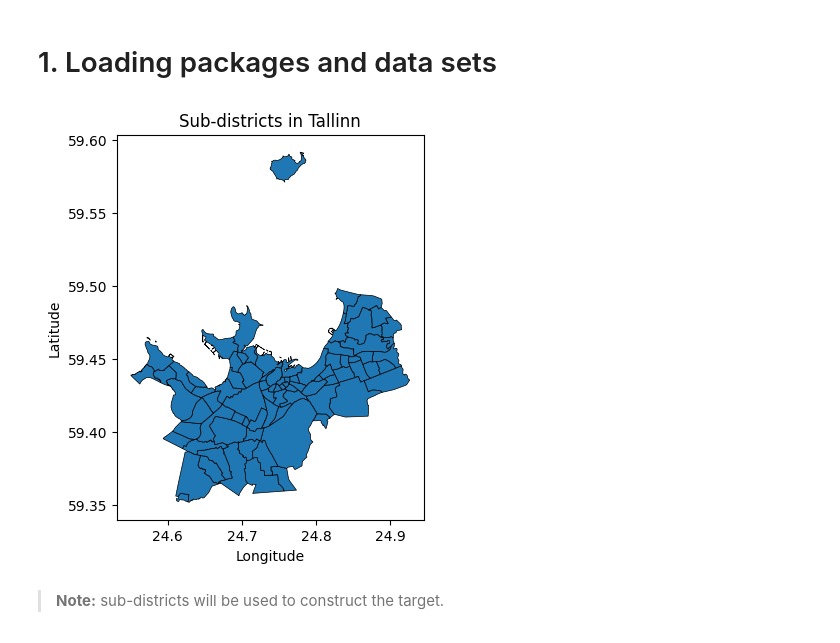
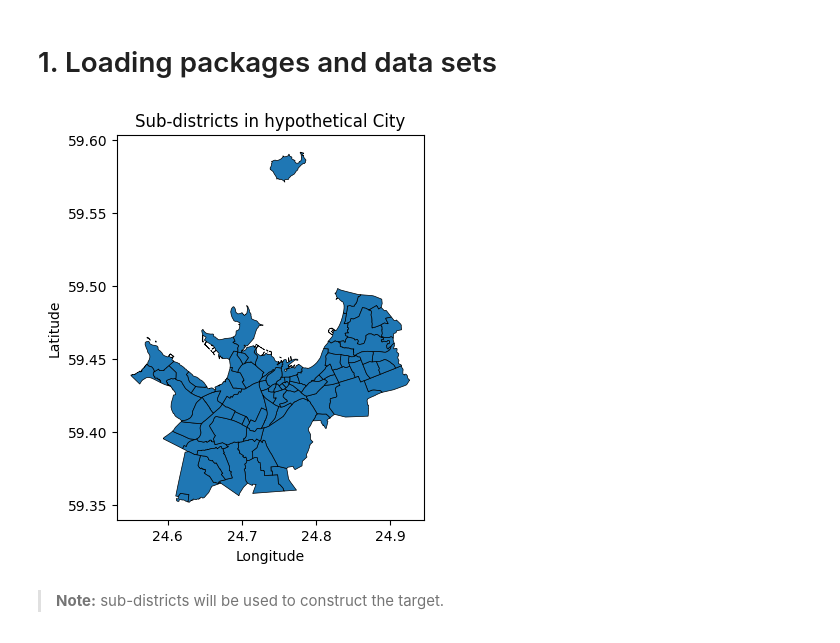
Before and after one commit to Lchochua/demand_prediction, a Jupyter notebook: demand_prediction.ipynb, the cells around one changed output. Saved outputs shown, nothing was run; the diff lists cells and outputs as text; code cells hidden in the pictures.

```diff
--- a/demand_prediction.ipynb
+++ b/demand_prediction.ipynb
@@ -47,12 +47,12 @@ subdistricts = subdistricts.to_crs('EPSG:4326')
 # %%
 # Plot the subdistricts
 subdistricts.plot(figsize=(6, 5), edgecolor='black', linewidth=0.5)
-plt.title('Sub-districts in Tallinn')
+plt.title('Sub-districts in hypothetical City')
 plt.xlabel('Longitude')
 plt.ylabel('Latitude')
 plt.show()
 # %% [output]
-[figure, old version]
+[figure, new version]
 # %% [markdown]
 > **Note:**
 > sub-districts will be used to construct the target.
```
